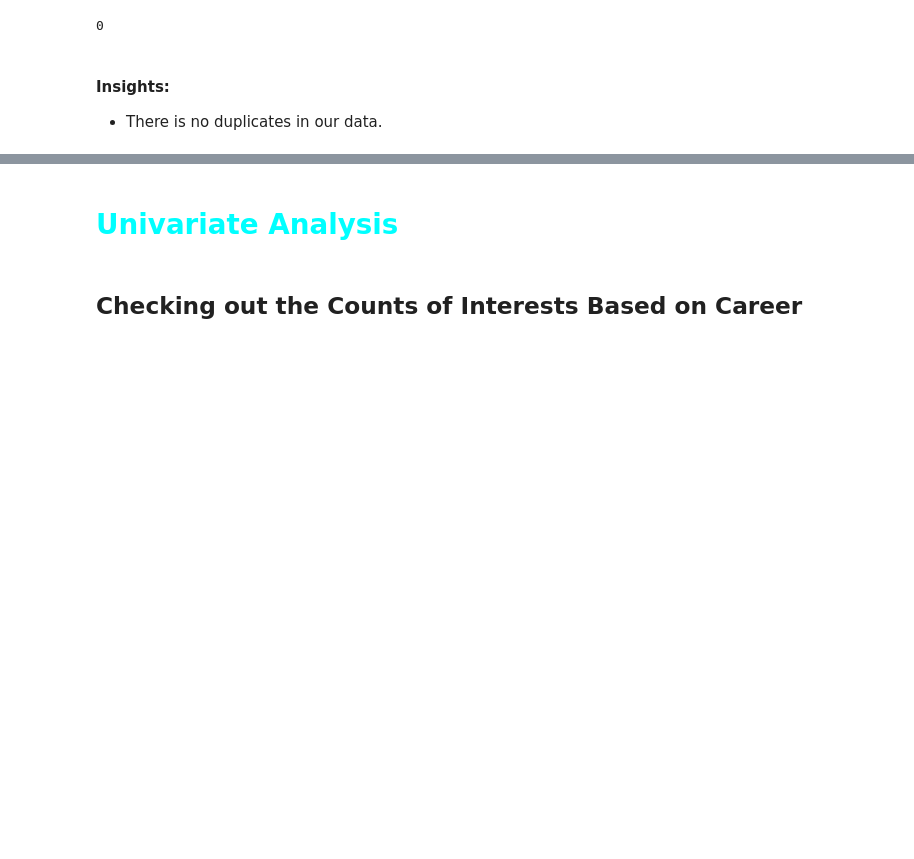
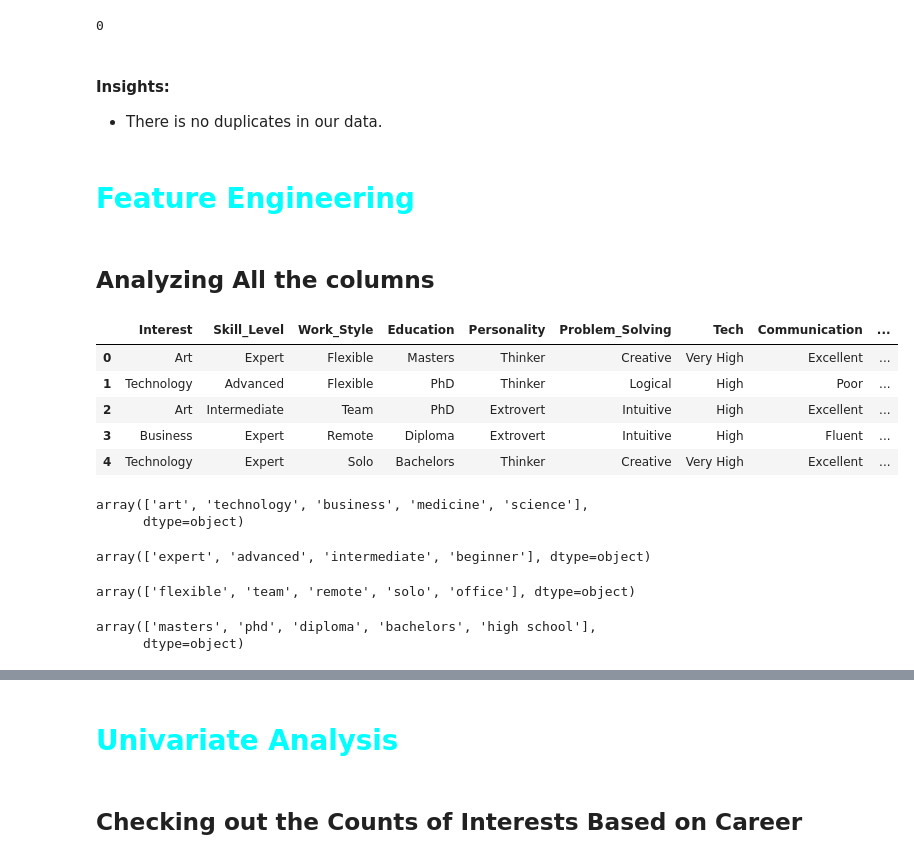
Before and after one commit to anonymous298/Smart-Career-Advisor-AI-Project, a Jupyter notebook: notebooks/EDA.ipynb, the cells around one changed output, grey strips where cells are left out. Saved outputs shown, nothing was run; the diff lists cells and outputs as text; code cells hidden in the pictures; blank space fills up the shorter version.

```diff
--- a/notebooks/EDA.ipynb
+++ b/notebooks/EDA.ipynb
@@ -121,3 +121,16 @@ df.duplicated().sum()
 # %% [markdown]
 #### Insights:
 - There is no duplicates in our data.
+# %% [markdown]
+<h1 style="color: cyan"> Feature Engineering </h1>
+# %% [markdown]
+## Analyzing All the columns
+# %%
+df.head()
+# %% [output]
+|  | Interest | Skill_Level | Work_Style | Education | Personality | Problem_Solving | Tech | Communication | ... |
+| 0 | Art | Expert | Flexible | Masters | Thinker | Creative | Very High | Excellent | ... |
+| 1 | Technology | Advanced | Flexible | PhD | Thinker | Logical | High | Poor | ... |
+| 2 | Art | Intermediate | Team | PhD | Extrovert | Intuitive | High | Excellent | ... |
+| 3 | Business | Expert | Remote | Diploma | Extrovert | Intuitive | High | Fluent | ... |
+| 4 | Technology | Expert | Solo | Bachelors | Thinker | Creative | Very High | Excellent | ... |
@@ -123,0 +149,22 @@ df.duplicated().sum()
+# %%
+# Unique Categories of Interest Feature
+df.Interest.unique()
+# %% [output]
+array(['art', 'technology', 'business', 'medicine', 'science'],
+      dtype=object)
+# %%
+# Unique Categories of Skill_Level Feature
+df.Skill_Level.unique()
+# %% [output]
+array(['expert', 'advanced', 'intermediate', 'beginner'], dtype=object)
+# %%
+# Unique Categories of Work_Style Feature
+df.Work_Style.unique()
+# %% [output]
+array(['flexible', 'team', 'remote', 'solo', 'office'], dtype=object)
+# %%
+# Unique Categories of Education Feature
+df.Education.unique()
+# %% [output]
+array(['masters', 'phd', 'diploma', 'bachelors', 'high school'],
+      dtype=object)
```
Also changed, not shown: parts of 11 cells of this notebook.
